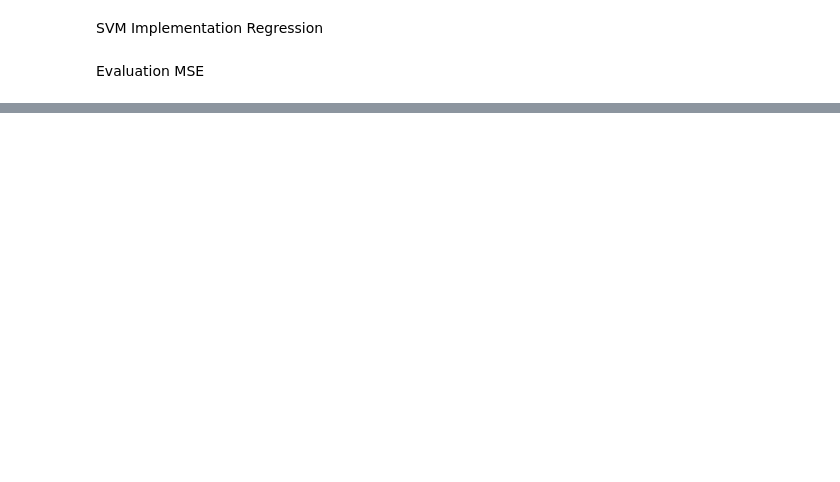
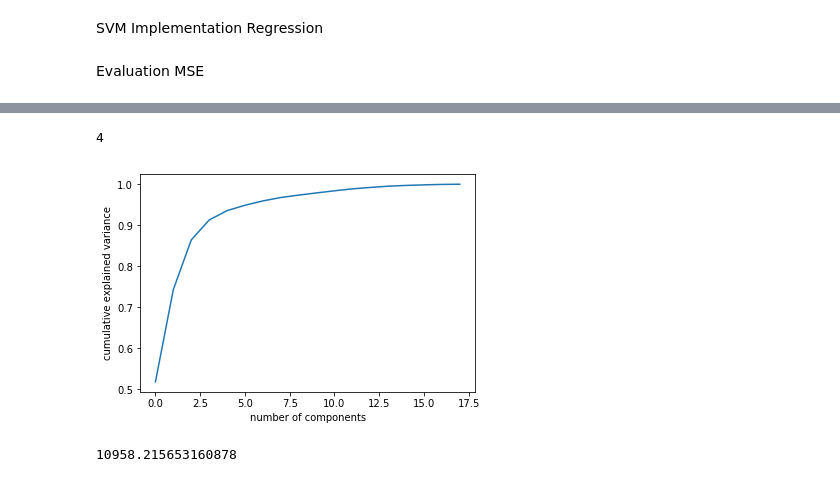
Before and after one commit to raudipra/data_mining_kaggle_electricity_cost, a Jupyter notebook: notebook/Raudi.ipynb, the cells around one changed output, grey strips where cells are left out. Saved outputs shown, nothing was run; the diff lists cells and outputs as text; code cells hidden in the pictures; blank space fills up the shorter version.

```diff
--- a/notebook/Raudi.ipynb
+++ b/notebook/Raudi.ipynb
@@ -20,3 +42,26 @@ for index, row in df.iterrows():
+# %%
+# hourly
+import pandas as pd
+df = pd.read_csv('../data/train_with_time_feature.csv')
+dataset = []
+result = []
+for index, row in df.iterrows():
+    data = []
+    counter = 0
+    for column in row:
+        counter += 1
+        if counter != 1:
+            if counter == 2:
+                result.append(column)
+            else:
+                if (counter == (len(row)-3)) or (counter >= (len(row)-1)):
+#                     print row[counter-1]
+#                     break
+#                     print counter
+                    continue
+                else:
+                    data.append(column)
+    dataset.append(data)
 # %% [markdown]
 Normalization each column
 # %%
@@ -96,7 +139,7 @@ for row in dataset:
     counter = 0
     for value in row:
         counter_temp = 0
-        for i in composite:
+        for i in same_type_columns:
             if counter in i:
                 row[counter] = float(value-min_value_dataset[counter_temp])/float(max_value_dataset[counter_temp]-min_value_dataset[counter_temp])*9+1
             counter_temp += 1
@@ -123,7 +200,7 @@ from sklearn.feature_selection import chi2 # all positive
 from sklearn.feature_selection import f_classif # can negative
 from sklearn.feature_selection import mutual_info_classif # can negative
 
-selector = SelectKBest(f_classif, k='all').fit(dataset,result)
+selector = SelectKBest(f_classif, k=5).fit(dataset,result)
 x_new = selector.transform(dataset) # not needed to get the score
 scores = selector.scores_
 print scores
@@ -130,3 +220,8 @@ print scores
+# %%
+from sklearn import svm
+clf = svm.SVR()
+clf.fit(x_new, result)
+prediction = clf.predict(x_new)
 # %% [markdown]
 SVM Implementation Regression
 # %%
@@ -143,0 +258,16 @@ mean_squared_error(result, prediction)
+# %%
+from sklearn.decomposition import PCA
+pca = PCA(n_components=4).fit(dataset)
+pca.n_components_
+# %% [output]
+4
+# %%
+import matplotlib.pyplot as plt
+import numpy as np
+pca = PCA().fit(x_new)
+plt.plot(np.cumsum(pca.explained_variance_ratio_))
+plt.xlabel('number of components')
+plt.ylabel('cumulative explained variance')
+plt.show()
+# %% [output]
+[figure, added]
@@ -143,0 +280,9 @@ mean_squared_error(result, prediction)
+# %%
+from sklearn import svm
+clf = svm.SVR()
+clf.fit(filtered_dataset, result)
+prediction = clf.predict(filtered_dataset)
+from sklearn.metrics import mean_squared_error
+mean_squared_error(result, prediction)
+# %% [output]
+10958.215653160878
```
Also changed, not shown: parts of 12 cells of this notebook.
